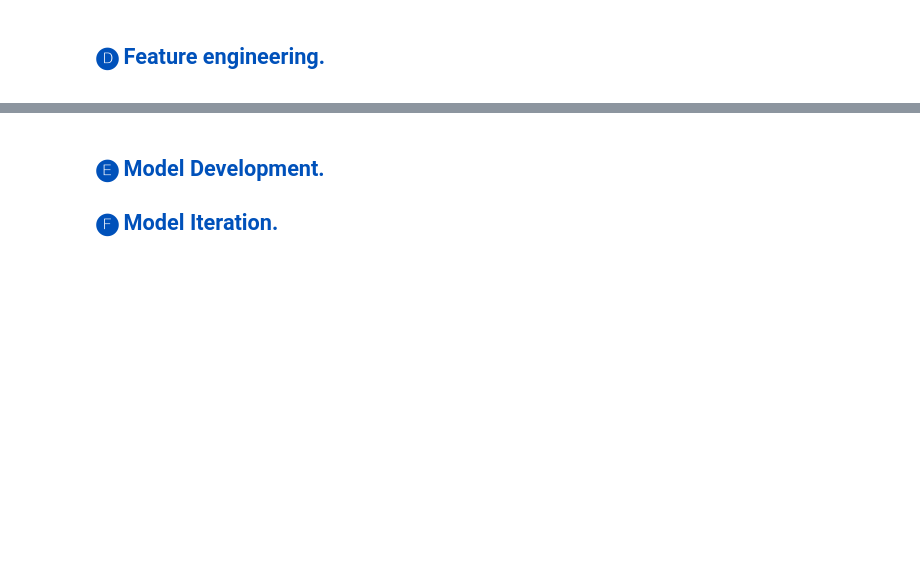
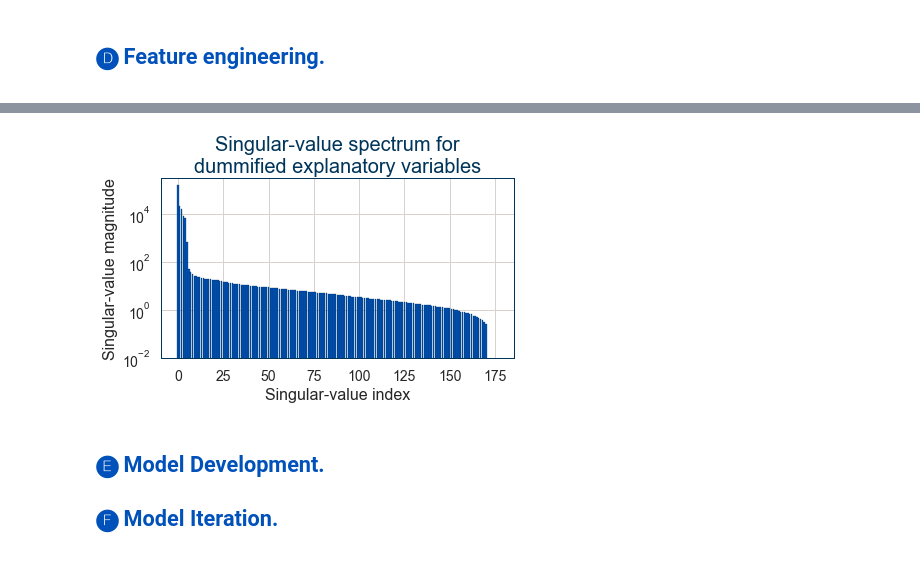
Before and after one commit to hamlett-neil-ur/housing_price_model, a Jupyter notebook: 200419 Ames IA Housing — Tree Models.ipynb, the cells around one changed output, grey strips where cells are left out. Drawn from its saved outputs; the diff is of its cells as text; code cells hidden in the pictures; blank space fills up the shorter version.

```diff
--- a/200419 Ames IA Housing — Tree Models.ipynb
+++ b/200419 Ames IA Housing — Tree Models.ipynb
@@ -987,3 +989,33 @@ sac_house_model_mtx0.shape
+# %%
+(𝗨, 𝝨, 𝗩ᵀ) = np.linalg.svd(a = sac_house_model_mtx0.drop(labels = 'SalePrice',
+                                                         axis = 1)
+                                                   .to_numpy(),
+                           full_matrices = False)
+plt.figure(figsize = (6,4));
+plt.bar(x = range(len(𝝨)),
+        height = 𝝨,
+        color = '#0051ba',
+        edgecolor = '#003459')
+plt.yscale('log')
+plt.ylim(bottom = 10**(-2),
+         top = 3 * 10**5)
+plt.tick_params(labelsize = 14,
+                color = '#003459')
+plt.grid(color = '#d7d2cb')
+plt.xlabel(xlabel = 'Singular-value index',
+           fontsize = 16);
+plt.ylabel(ylabel = 'Singular-value magnitude',
+           fontsize = 16);
+plt.title(label = 'Singular-value spectrum for\ndummified explanatory variables',
+          fontsize = 20,
+          color = '#003459');
+
+plt.tight_layout()
+plt.savefig(os.path.join('./Graphics', 'Dummified-Explanatory Sing-Value Spectrum.png'),
+            dpi = 150,
+            transparent = True)
+# %% [output]
+[figure, added]
 # %%
 ames_regtree_gs = GridSearchCV(estimator = DecisionTreeRegressor(criterion = 'mse',
                                                                     random_state = 30214),
```
Also changed, not shown: parts of 1 cell of this notebook, 2 other files.
